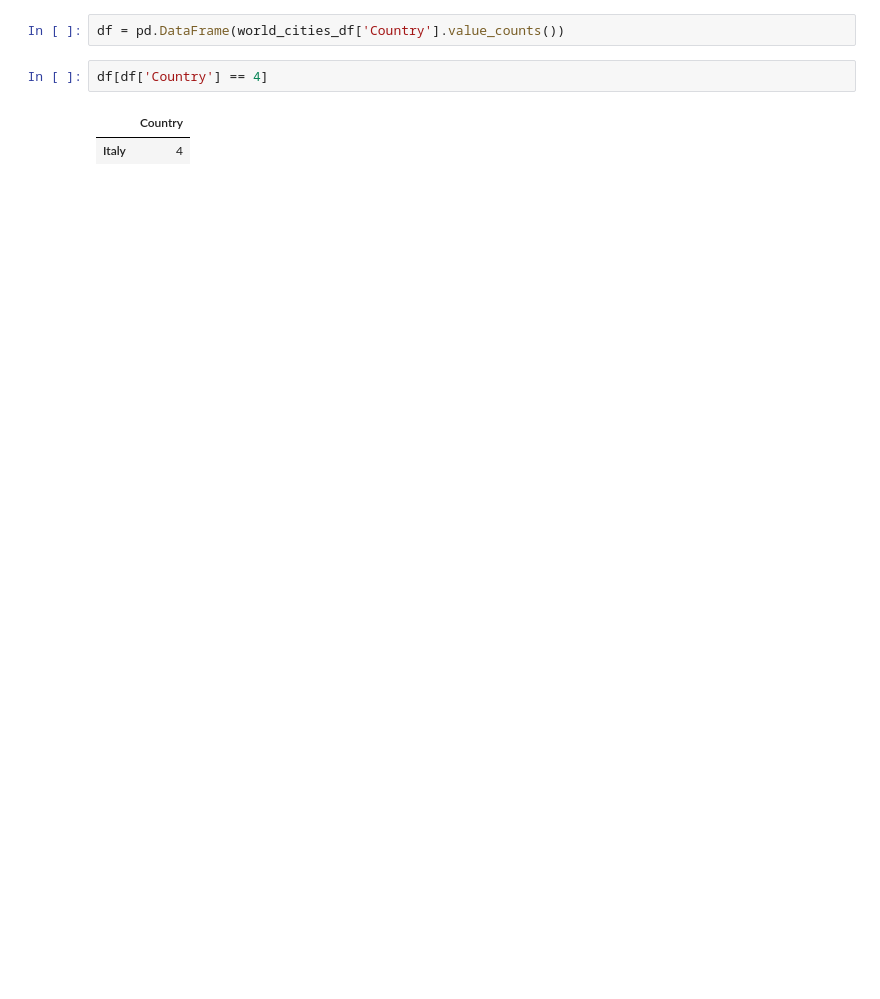
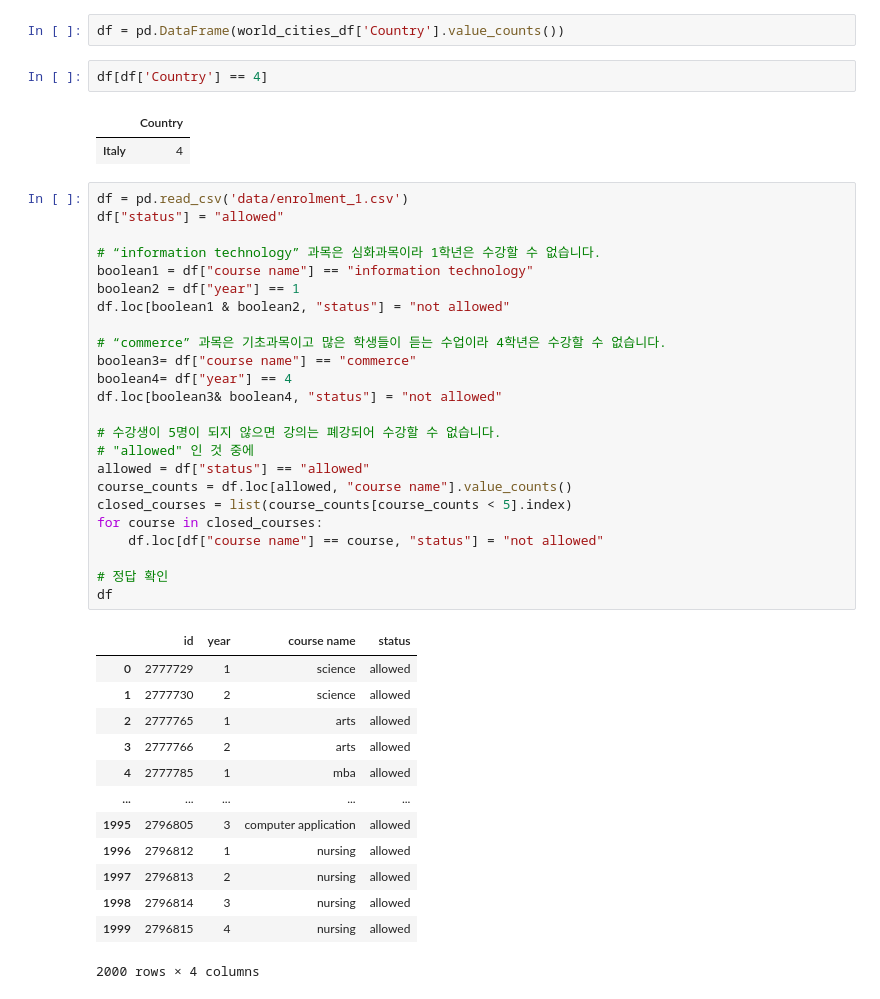
Before and after one commit to updaun/PythonBasic, a Jupyter notebook: codeit/data_science/data_science6.ipynb, the cells around one changed output. Drawn from its saved outputs; the diff is of its cells as text; blank space fills up the shorter version.

```diff
--- a/codeit/data_science/data_science6.ipynb
+++ b/codeit/data_science/data_science6.ipynb
@@ -328,3 +328,41 @@ df[df['Country'] == 4]
 # %% [output]
 |  | Country |
 | Italy | 4 |
+# %%
+df = pd.read_csv('data/enrolment_1.csv')
+df["status"] = "allowed"
+
+# “information technology” 과목은 심화과목이라 1학년은 수강할 수 없습니다.
+boolean1 = df["course name"] == "information technology"
+boolean2 = df["year"] == 1
+df.loc[boolean1 & boolean2, "status"] = "not allowed"
+
+# “commerce” 과목은 기초과목이고 많은 학생들이 듣는 수업이라 4학년은 수강할 수 없습니다.
+boolean3= df["course name"] == "commerce"
+boolean4= df["year"] == 4
+df.loc[boolean3& boolean4, "status"] = "not allowed"
+
+# 수강생이 5명이 되지 않으면 강의는 폐강되어 수강할 수 없습니다.
+# "allowed" 인 것 중에
+allowed = df["status"] == "allowed"
+course_counts = df.loc[allowed, "course name"].value_counts()
+closed_courses = list(course_counts[course_counts < 5].index)
+for course in closed_courses:
+    df.loc[df["course name"] == course, "status"] = "not allowed"
+
+# 정답 확인
+df
+# %% [output]
+|  | id | year | course name | status |
+| 0 | 2777729 | 1 | science | allowed |
+| 1 | 2777730 | 2 | science | allowed |
+| 2 | 2777765 | 1 | arts | allowed |
+| 3 | 2777766 | 2 | arts | allowed |
+| 4 | 2777785 | 1 | mba | allowed |
+| ... | ... | ... | ... | ... |
+| 1995 | 2796805 | 3 | computer application | allowed |
+| 1996 | 2796812 | 1 | nursing | allowed |
+| 1997 | 2796813 | 2 | nursing | allowed |
+| 1998 | 2796814 | 3 | nursing | allowed |
+| 1999 | 2796815 | 4 | nursing | allowed |
+2000 rows × 4 columns
```
Also changed, not shown: parts of 5 cells of this notebook, 5 other files.
